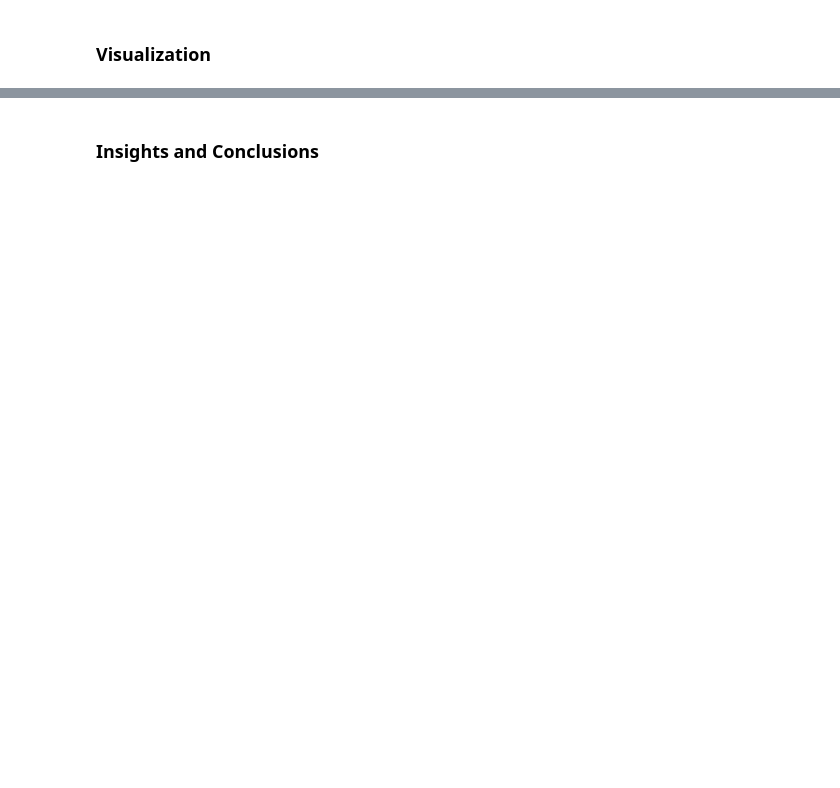
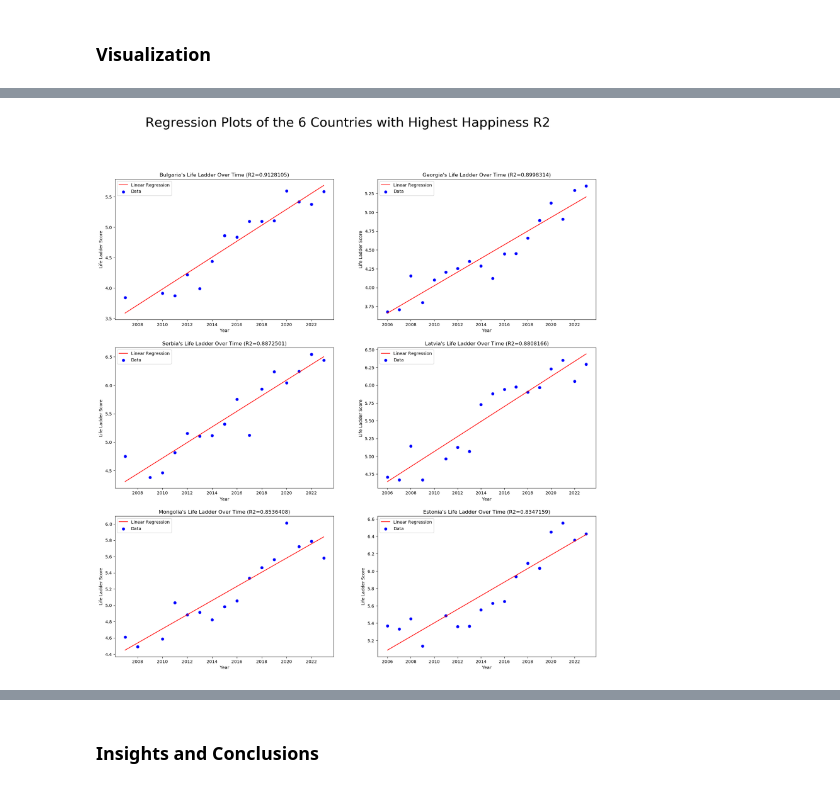
Before and after one commit to matveylplusplus/cmsc320proj, a Jupyter notebook: pnb.ipynb, the cells around one changed output, grey strips where cells are left out. Cells and saved outputs as stored; diff of their text form; code cells hidden in the pictures; blank space fills up the shorter version.

```diff
--- a/pnb.ipynb
+++ b/pnb.ipynb
@@ -169,0 +191,3 @@ print(tpt.tail(20).to_string())
+# %%
+rpt = pt.sort_values(by=['R2 of Regression'], ascending= False)
+print(rpt.head(20).to_string())
@@ -172,10 +253,14 @@ print(tpt.tail(20).to_string())
 # %%
-def ploteroo(num_plots, df):
-  country_list = df.head(num_plots)['Country name'].to_list()
-  fig, axes = plt.subplots(1,num_plots, figsize=(15, 5))
+def ploteroo(x, y, df, title):
+  country_list = df.head(x*y)['Country name'].to_list()
+  fig, axes = plt.subplots(y, x, figsize=(20, 20))
 
-  for i in range(len(country_list)):
-    HapModel(country_list[i]).transform_axes(axes[i])
+  k = 0
+  for i in range(y):
+    for j in range(x):
+      HapModel(country_list[k]).transform_axes(axes[i][j])
+      k += 1
 
-  plt.tight_layout()
+  fig.suptitle(title, fontsize=30)
+  #plt.tight_layout()
   plt.show()
@@ -193,0 +271,4 @@ ploteroo(3, tpt[tpt['Data Points Used'] >= 5].sort_values(by=['R2 of Regression'
+# %%
+ploteroo(2, 3, rpt, "Regression Plots of the 6 Countries with Highest Happiness R2")
+# %% [output]
+[figure, added]
```
Also changed, not shown: parts of 22 cells of this notebook, 1 other file.
